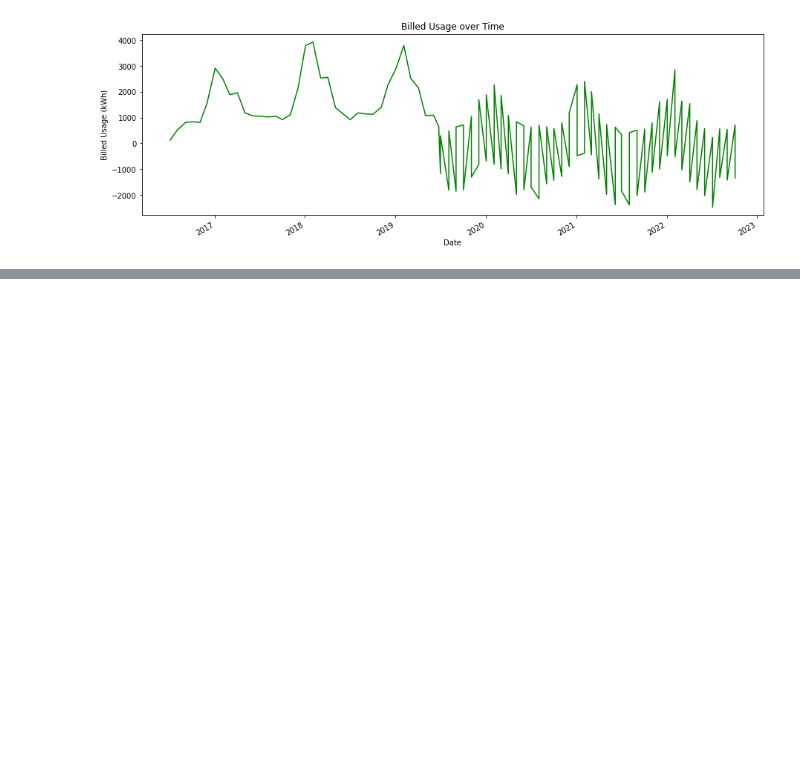
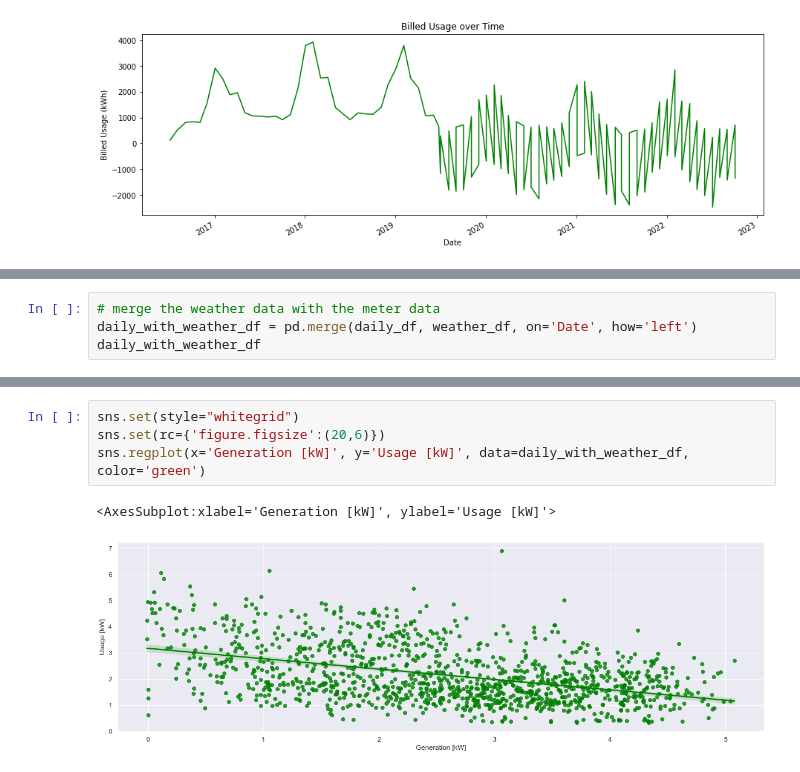
Before and after one commit to TheSupremeToast/Datafest2022-DataSoup, a Jupyter notebook: src/graph1.ipynb, the cells around one changed output, grey strips where cells are left out. Drawn from its saved outputs; the diff is of its cells as text; blank space fills up the shorter version.

```diff
--- a/src/graph1.ipynb
+++ b/src/graph1.ipynb
@@ -37,0 +114,4 @@ clean_meter_df.plot(x='date',
+# %%
+# merge the weather data with the meter data
+daily_with_weather_df = pd.merge(daily_df, weather_df, on='Date', how='left')
+daily_with_weather_df
@@ -37,0 +157,7 @@ clean_meter_df.plot(x='date',
+# %%
+sns.set(style="whitegrid")
+sns.set(rc={'figure.figsize':(20,6)})
+sns.regplot(x='Generation [kW]', y='Usage [kW]', data=daily_with_weather_df, color='green')
+# %% [output]
+<AxesSubplot:xlabel='Generation [kW]', ylabel='Usage [kW]'>
+[figure, added]
```
Also changed, not shown: parts of 9 cells of this notebook, 1 other file.
